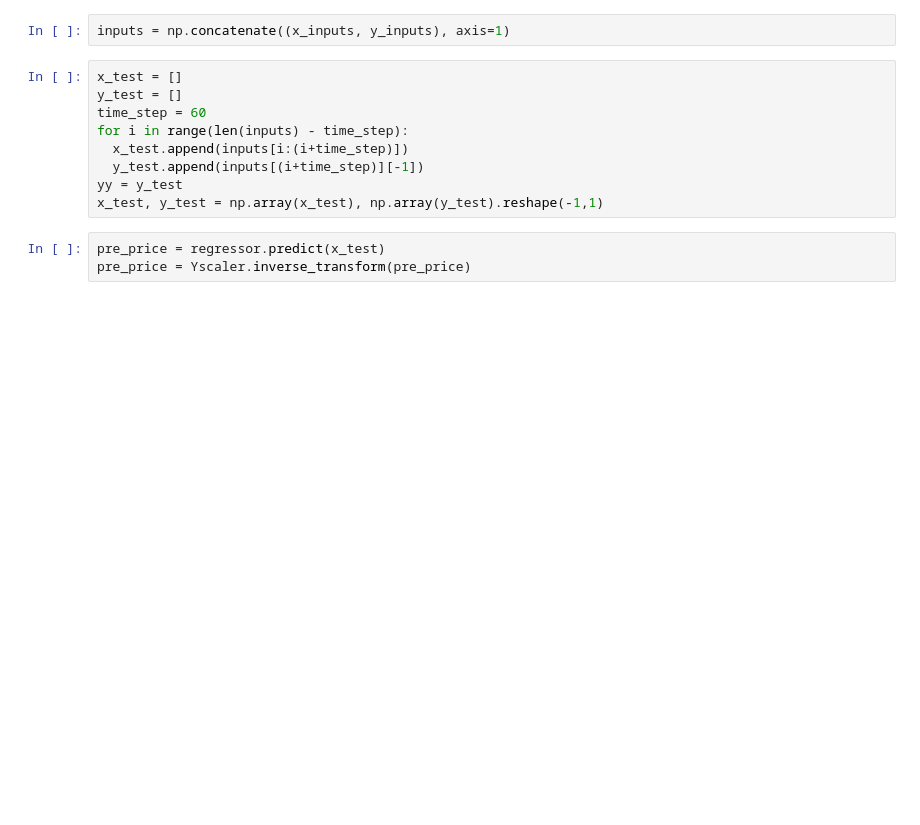
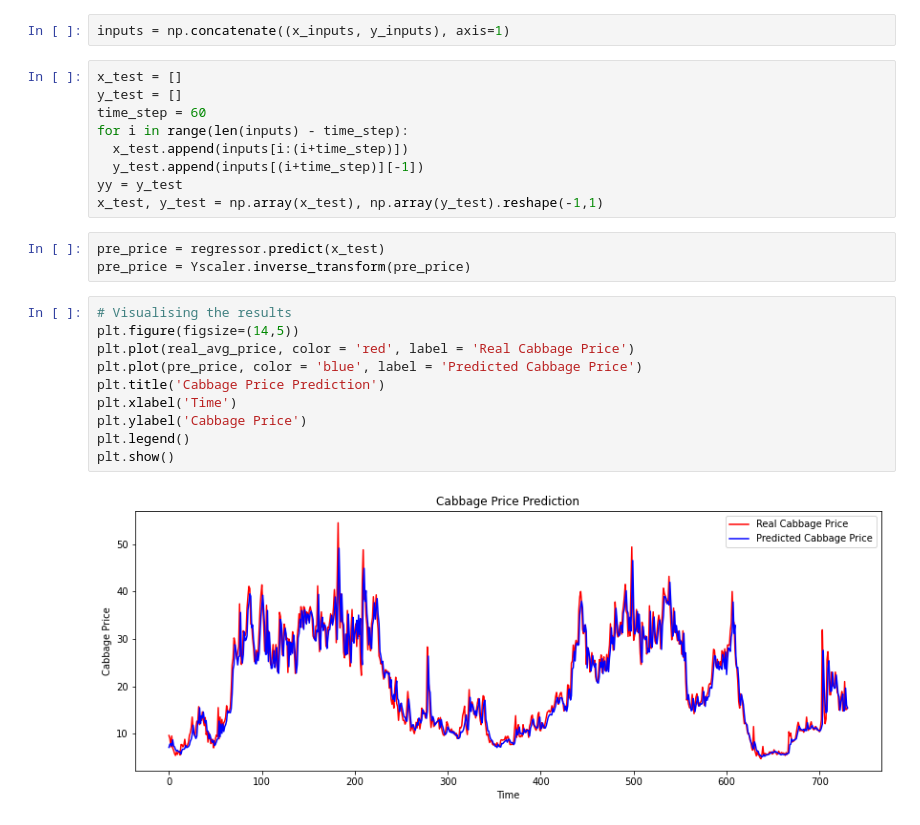
Before and after one commit to Yi-Wei-Lin/Tibame_ML_20210602, a Jupyter notebook: Cabbage_predict_0707.ipynb, the cells around one changed output. Drawn from its saved outputs; the diff is of its cells as text; blank space fills up the shorter version.

```diff
--- a/Cabbage_predict_0707.ipynb
+++ b/Cabbage_predict_0707.ipynb
@@ -170,6 +169,18 @@ x_test, y_test = np.array(x_test), np.array(y_test).reshape(-1,1)
 # %%
 pre_price = regressor.predict(x_test)
 pre_price = Yscaler.inverse_transform(pre_price)
+# %%
+# Visualising the results
+plt.figure(figsize=(14,5))
+plt.plot(real_avg_price, color = 'red', label = 'Real Cabbage Price')
+plt.plot(pre_price, color = 'blue', label = 'Predicted Cabbage Price')
+plt.title('Cabbage Price Prediction')
+plt.xlabel('Time')
+plt.ylabel('Cabbage Price')
+plt.legend()
+plt.show()
+# %% [output]
+[figure, added]
 # %%
 # Visualising the results
 plt.figure(figsize=(14,5))
```
Also changed, not shown: parts of 5 cells of this notebook.
